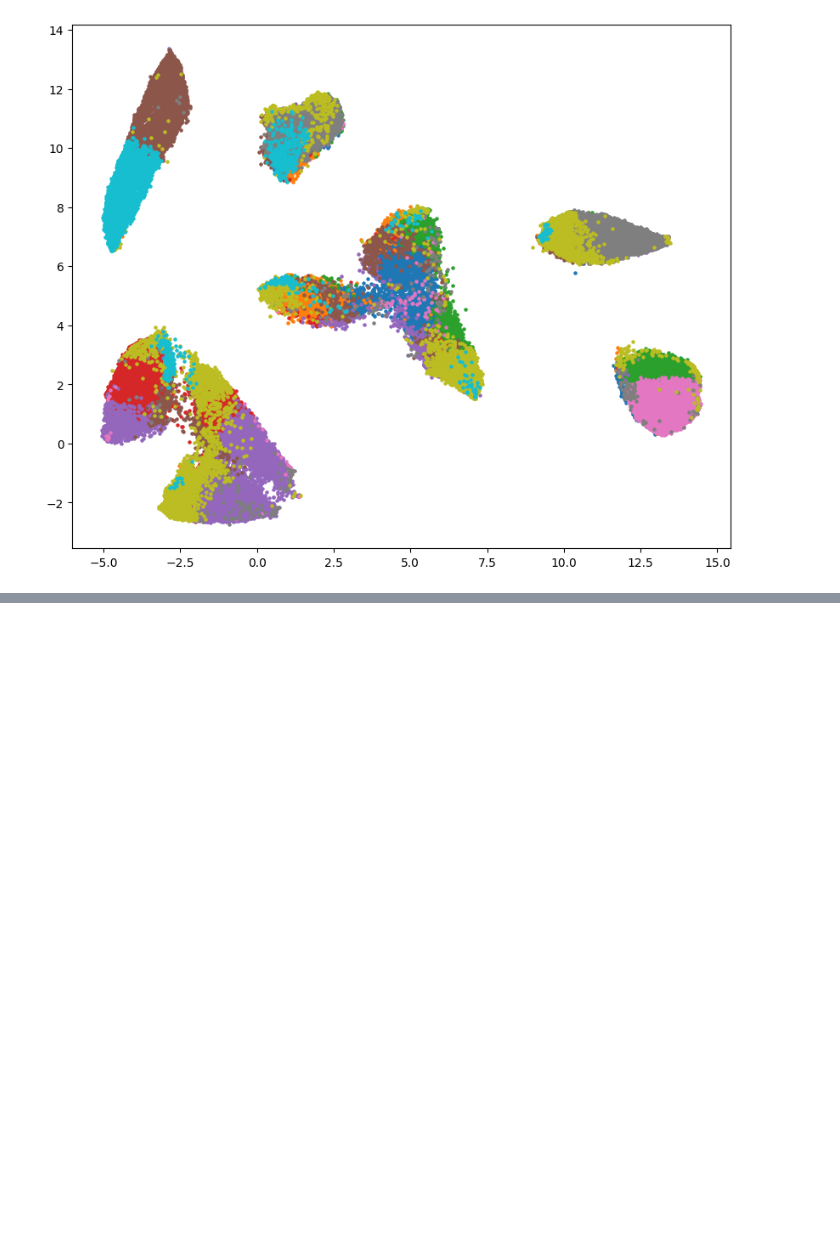
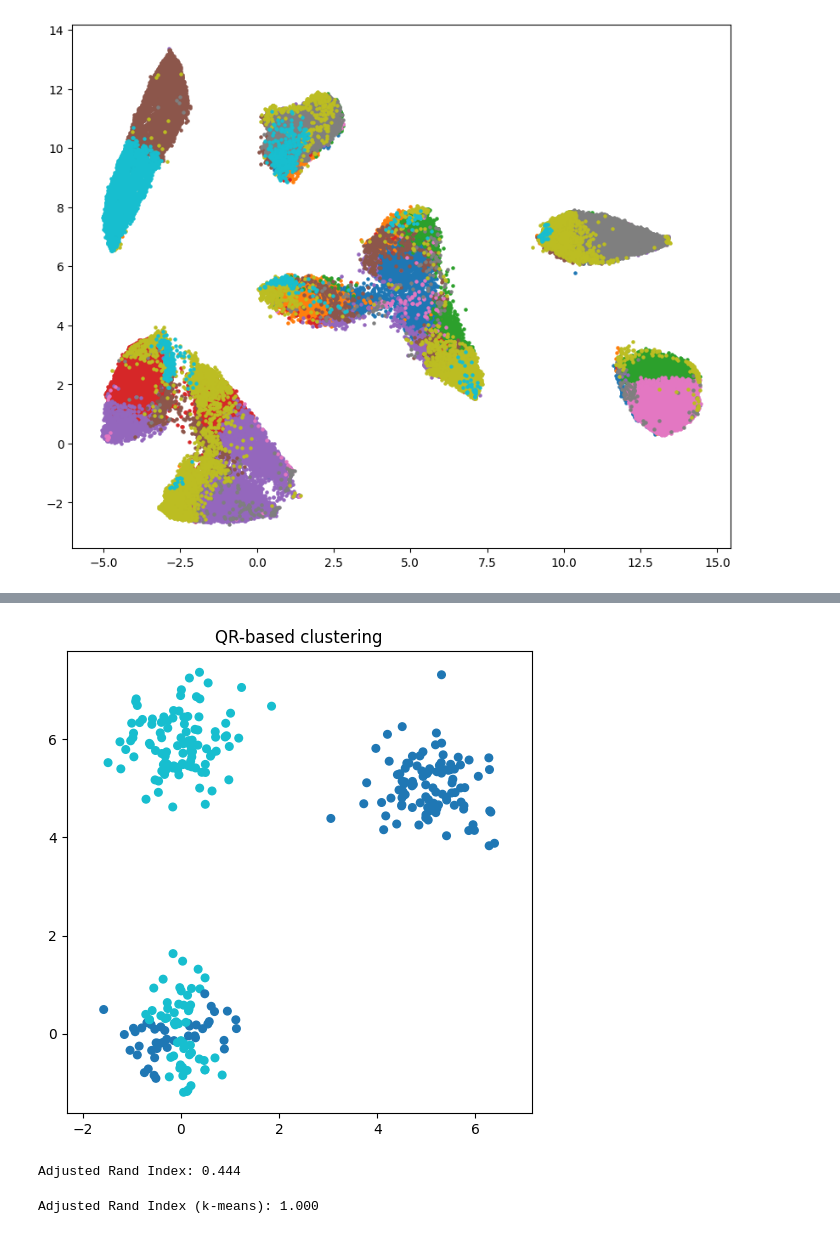
Before and after one commit to kira128/K-means, a Jupyter notebook: kmeans.ipynb, the cells around one changed output, grey strips where cells are left out. Drawn from its saved outputs; the diff is of its cells as text; code cells hidden in the pictures; blank space fills up the shorter version.

```diff
--- a/kmeans.ipynb
+++ b/kmeans.ipynb
@@ -147,0 +182,48 @@ for cluster_id in range(10):
+# %%
+from scipy.linalg import qr
+
+def kmeans_QR(A, k):
+    U, S, VT = np.linalg.svd(A, full_matrices=False)
+    X = U[:, :k]                 # spektralni embedding
+
+    Q, R, P = qr(X.T, pivoting=True)
+
+    R1 = R[:, :k]
+    R2 = R[:, k:]
+
+    # koordinate u bazi klastera
+    C = np.linalg.lstsq(R1, R, rcond=None)[0]
+
+    # vrati originalni redoslijed točaka
+    C = C[:, np.argsort(P)]
+
+    # dodjela klastera
+    labels = np.argmax(np.abs(C), axis=0)
+
+    return labels
+# %%
+# Testing on my synthetic data
+from sklearn.metrics import adjusted_rand_score
+
+labels = kmeans_QR(A, k=3)
+
+plt.figure(figsize=(6,6))
+plt.scatter(A[:,0], A[:,1], c=labels, cmap="tab10", s=30)
+plt.title("QR-based clustering")
+plt.axis("equal")
+plt.show()
+
+true_labels = np.repeat([0,1,2], n_per_cluster)
+
+ari = adjusted_rand_score(true_labels, labels)
+print(f"Adjusted Rand Index: {ari:.3f}")
+# %% [output]
+[figure, added]
+Adjusted Rand Index: 0.444
+# %%
+#comparing with k-means
+centroids, kmeans_labels = kmeans(A, k=3, max_iters=100)
+ari_kmeans = adjusted_rand_score(true_labels, kmeans_labels)
+print(f"Adjusted Rand Index (k-means): {ari_kmeans:.3f}")
+# %% [output]
+Adjusted Rand Index (k-means): 1.000
```
Also changed, not shown: parts of 6 cells of this notebook, 10 other files.
